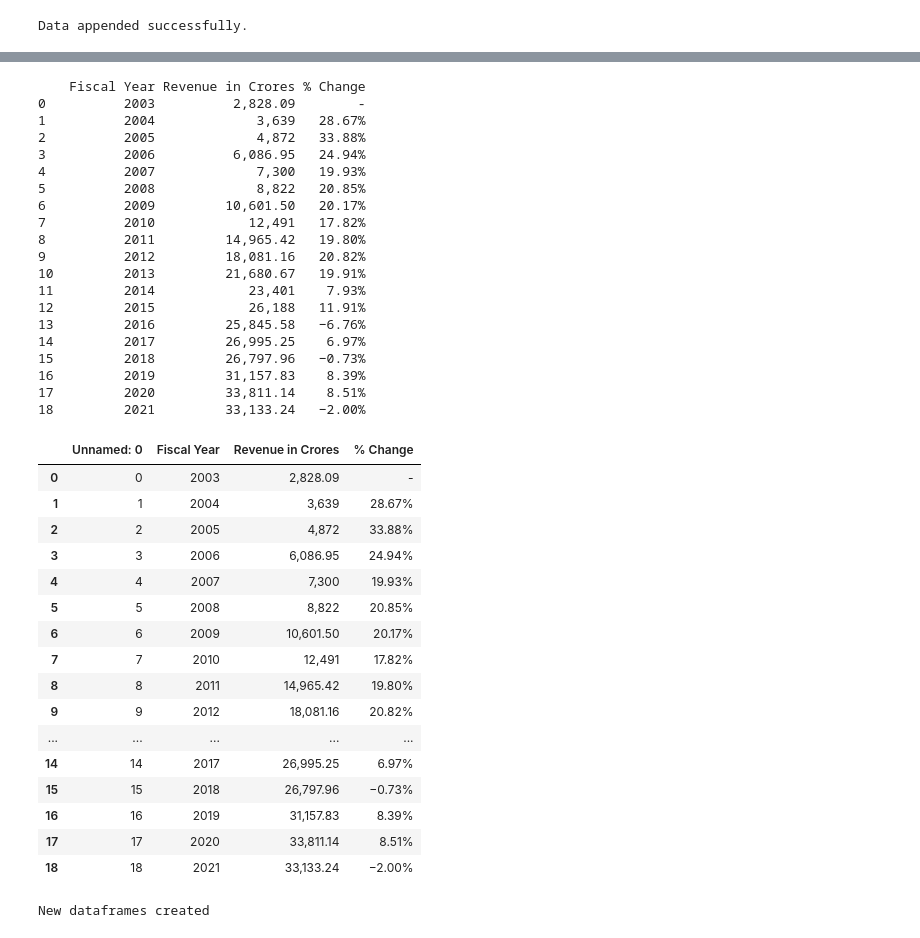
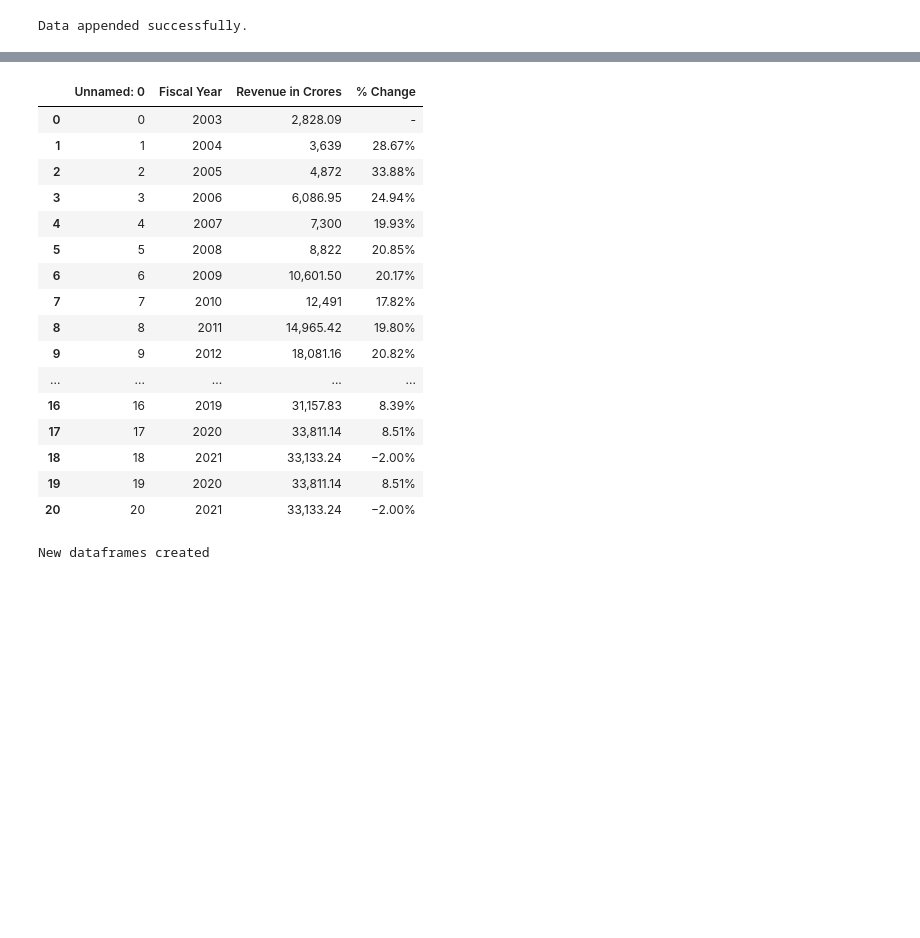
Before and after one commit to Roshni-Bala/Movies-Alcohol-Data-Analysis, a Jupyter notebook: Movies.ipynb, the cells around one changed output, grey strips where cells are left out. Saved outputs shown, nothing was run; the diff lists cells and outputs as text; code cells hidden in the pictures; blank space fills up the shorter version.

```diff
--- a/Movies.ipynb
+++ b/Movies.ipynb
@@ -325,45 +327,25 @@ df['Fiscal Year'] = df['Fiscal Year'].apply(year_modify)
 # %%
-print(df)
+df.head()
 df.to_csv(r'C:\Users\Roshni\OneDrive\Desktop\Roshni\Projects\Alcohol-Movies\alc_tn_dataset.csv')
 pd.read_csv(r'C:\Users\Roshni\OneDrive\Desktop\Roshni\Projects\Alcohol-Movies\alc_tn_dataset.csv')
 # %% [output]
-    Fiscal Year Revenue in Crores % Change
-0          2003          2,828.09        -
-1          2004             3,639   28.67%
-2          2005             4,872   33.88%
-3          2006          6,086.95   24.94%
-4          2007             7,300   19.93%
-5          2008             8,822   20.85%
-6          2009         10,601.50   20.17%
-7          2010            12,491   17.82%
-8          2011         14,965.42   19.80%
-9          2012         18,081.16   20.82%
-10         2013         21,680.67   19.91%
-11         2014            23,401    7.93%
-12         2015            26,188   11.91%
-13         2016         25,845.58   −6.76%
-14         2017         26,995.25    6.97%
-15         2018         26,797.96   −0.73%
-16         2019         31,157.83    8.39%
-17         2020         33,811.14    8.51%
-18         2021         33,133.24   −2.00%
 |  | Unnamed: 0 | Fiscal Year | Revenue in Crores | % Change |
 | 0 | 0 | 2003 | 2,828.09 | - |
 | 1 | 1 | 2004 | 3,639 | 28.67% |
 | 2 | 2 | 2005 | 4,872 | 33.88% |
 | 3 | 3 | 2006 | 6,086.95 | 24.94% |
 | 4 | 4 | 2007 | 7,300 | 19.93% |
 | 5 | 5 | 2008 | 8,822 | 20.85% |
 | 6 | 6 | 2009 | 10,601.50 | 20.17% |
 | 7 | 7 | 2010 | 12,491 | 17.82% |
 | 8 | 8 | 2011 | 14,965.42 | 19.80% |
 | 9 | 9 | 2012 | 18,081.16 | 20.82% |
 | ... | ... | ... | ... | ... |
-| 14 | 14 | 2017 | 26,995.25 | 6.97% |
-| 15 | 15 | 2018 | 26,797.96 | −0.73% |
 | 16 | 16 | 2019 | 31,157.83 | 8.39% |
 | 17 | 17 | 2020 | 33,811.14 | 8.51% |
 | 18 | 18 | 2021 | 33,133.24 | −2.00% |
+| 19 | 19 | 2020 | 33,811.14 | 8.51% |
+| 20 | 20 | 2021 | 33,133.24 | −2.00% |
 # %%
 import pandas as pd
 import numpy as np
```
Also changed, not shown: parts of 20 cells of this notebook.
